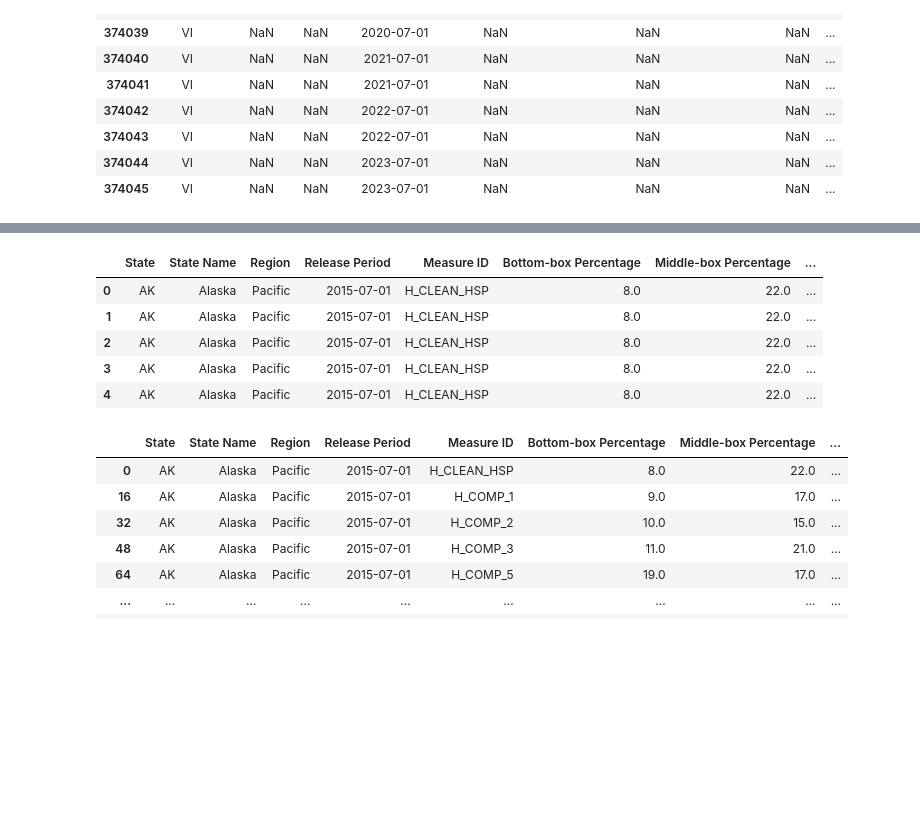
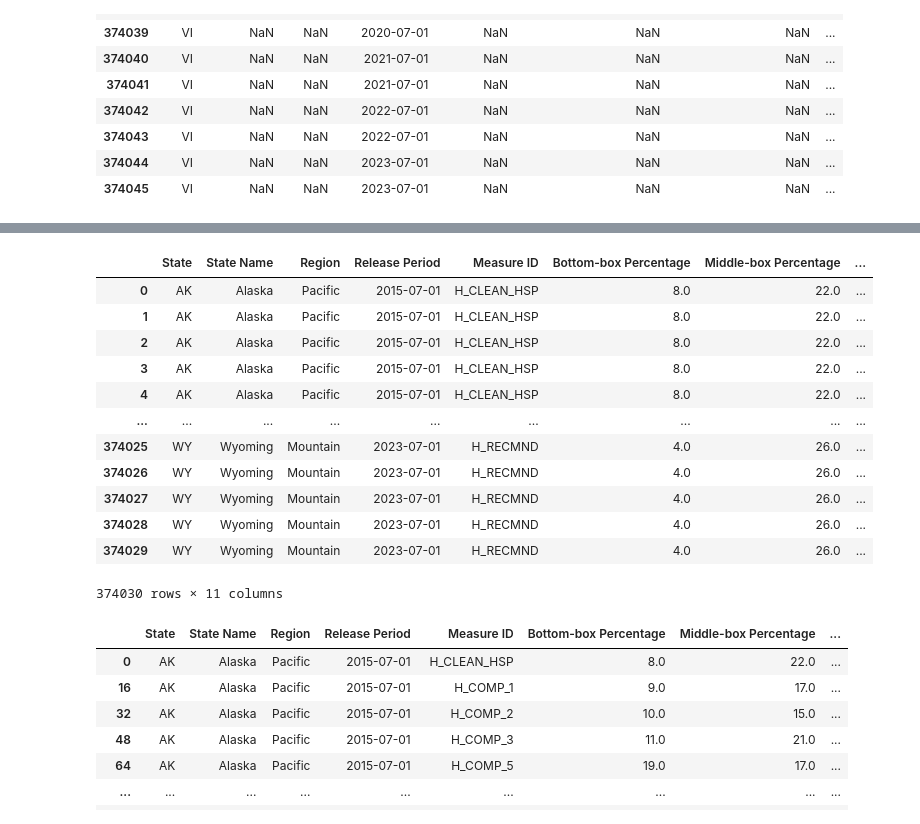
Before and after one commit to bluewallumich/EA-HCAHPS-Patient-Survey, a Jupyter notebook: File Cleaning and Merging.ipynb, the cells around one changed output, grey strips where cells are left out. Saved outputs shown, nothing was run; the diff lists cells and outputs as text; code cells hidden in the pictures; blank space fills up the shorter version.

```diff
--- a/File Cleaning and Merging.ipynb
+++ b/File Cleaning and Merging.ipynb
@@ -150,14 +150,21 @@ print(rows_with_nan)
 ##I decided to drop VI (Virgin Island) and PR (Puerto Rico).  Both datasets can be used however.
 response_regionState_clean = response_regionState.dropna()
 # %%
-response_regionState_clean.head()
+response_regionState_clean
 # %% [output]
 |  | State | State Name | Region | Release Period | Measure ID | Bottom-box Percentage | Middle-box Percentage | ... |
 | 0 | AK | Alaska | Pacific | 2015-07-01 | H_CLEAN_HSP | 8.0 | 22.0 | ... |
 | 1 | AK | Alaska | Pacific | 2015-07-01 | H_CLEAN_HSP | 8.0 | 22.0 | ... |
 | 2 | AK | Alaska | Pacific | 2015-07-01 | H_CLEAN_HSP | 8.0 | 22.0 | ... |
 | 3 | AK | Alaska | Pacific | 2015-07-01 | H_CLEAN_HSP | 8.0 | 22.0 | ... |
 | 4 | AK | Alaska | Pacific | 2015-07-01 | H_CLEAN_HSP | 8.0 | 22.0 | ... |
+| ... | ... | ... | ... | ... | ... | ... | ... | ... |
+| 374025 | WY | Wyoming | Mountain | 2023-07-01 | H_RECMND | 4.0 | 26.0 | ... |
+| 374026 | WY | Wyoming | Mountain | 2023-07-01 | H_RECMND | 4.0 | 26.0 | ... |
+| 374027 | WY | Wyoming | Mountain | 2023-07-01 | H_RECMND | 4.0 | 26.0 | ... |
+| 374028 | WY | Wyoming | Mountain | 2023-07-01 | H_RECMND | 4.0 | 26.0 | ... |
+| 374029 | WY | Wyoming | Mountain | 2023-07-01 | H_RECMND | 4.0 | 26.0 | ... |
+374030 rows × 11 columns
 # %%
 response_regionState_clean.loc[:, 'Facility ID'] = response_regionState_clean['Facility ID'].astype(str)
 # %%
```
Also changed, not shown: 2 other files.
